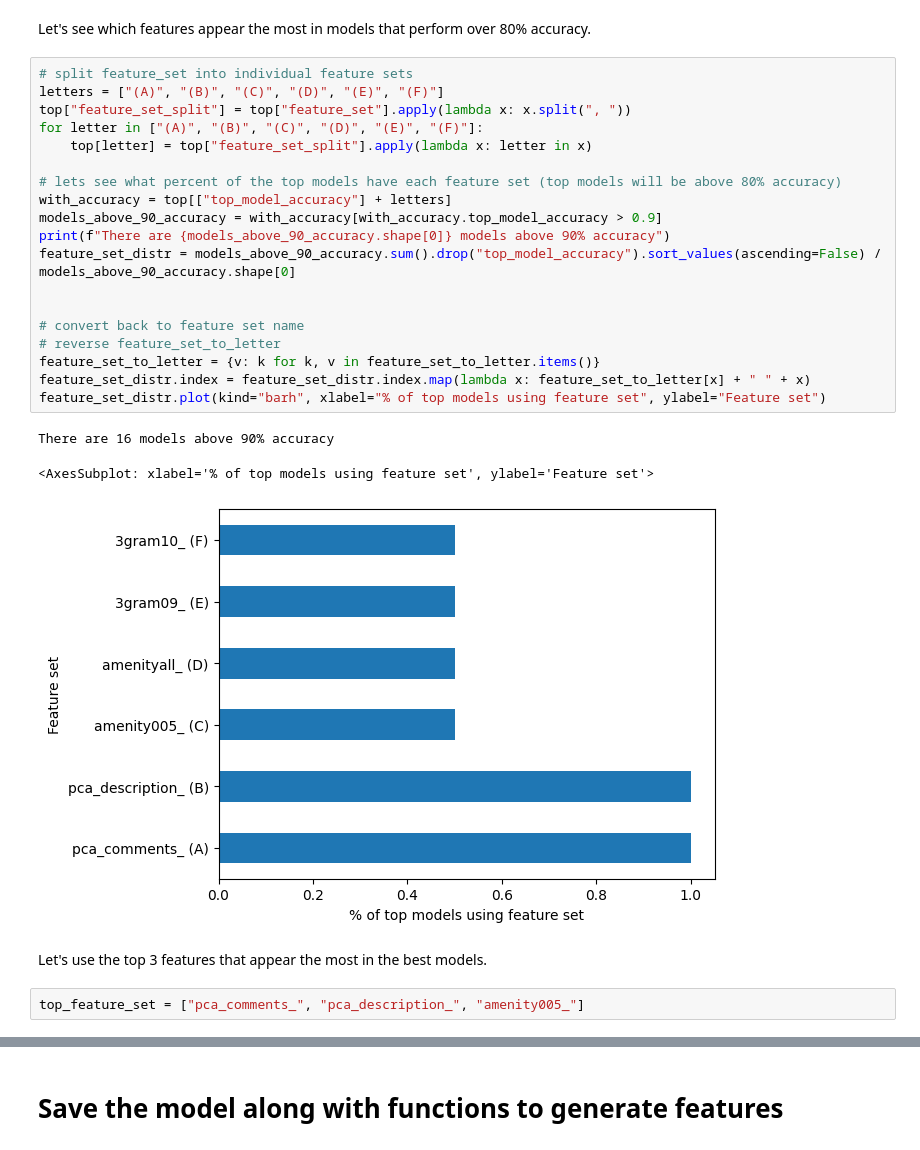
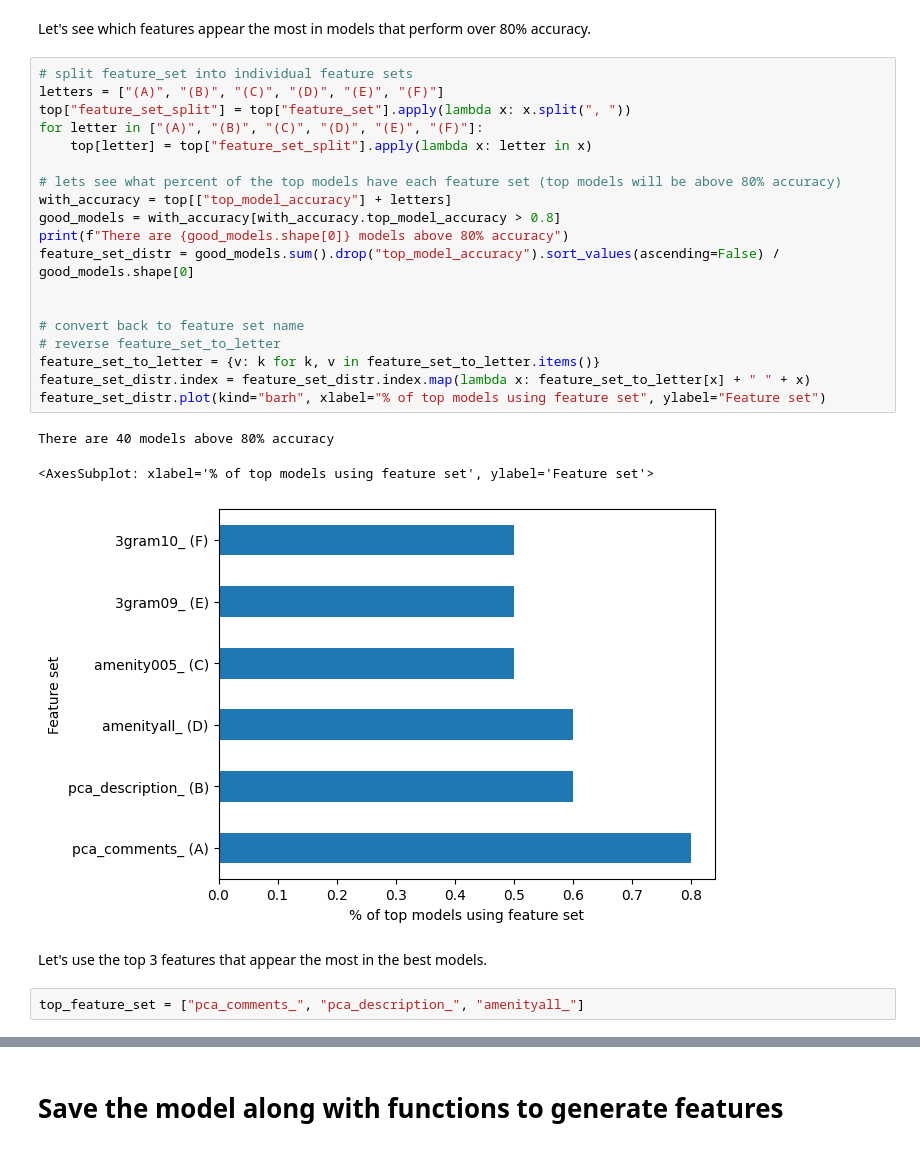
Before and after one commit to g1776/DS440CapstoneIndubitably, a Jupyter notebook: notebooks/modelling/models.ipynb, the cells around one changed output, grey strips where cells are left out. Cells and saved outputs as stored; diff of their text form.

```diff
--- a/notebooks/modelling/models.ipynb
+++ b/notebooks/modelling/models.ipynb
@@ -210,30 +172,30 @@ Let's see which features appear the most in models that perform over 80% accurac
 # %%
 # split feature_set into individual feature sets
 letters = ["(A)", "(B)", "(C)", "(D)", "(E)", "(F)"]
 top["feature_set_split"] = top["feature_set"].apply(lambda x: x.split(", "))
 for letter in ["(A)", "(B)", "(C)", "(D)", "(E)", "(F)"]:
     top[letter] = top["feature_set_split"].apply(lambda x: letter in x)
 
 # lets see what percent of the top models have each feature set (top models will be above 80% accuracy)
 with_accuracy = top[["top_model_accuracy"] + letters]
-models_above_90_accuracy = with_accuracy[with_accuracy.top_model_accuracy > 0.9]
-print(f"There are {models_above_90_accuracy.shape[0]} models above 90% accuracy")
-feature_set_distr = models_above_90_accuracy.sum().drop("top_model_accuracy").sort_values(ascending=False) / models_above_90_accuracy.shape[0]
+good_models = with_accuracy[with_accuracy.top_model_accuracy > 0.8]
+print(f"There are {good_models.shape[0]} models above 80% accuracy")
+feature_set_distr = good_models.sum().drop("top_model_accuracy").sort_values(ascending=False) / good_models.shape[0]
 
 
 # convert back to feature set name
 # reverse feature_set_to_letter
 feature_set_to_letter = {v: k for k, v in feature_set_to_letter.items()}
 feature_set_distr.index = feature_set_distr.index.map(lambda x: feature_set_to_letter[x] + " " + x)
 feature_set_distr.plot(kind="barh", xlabel="% of top models using feature set", ylabel="Feature set")
 # %% [output]
-There are 16 models above 90% accuracy
+There are 40 models above 80% accuracy
 <AxesSubplot: xlabel='% of top models using feature set', ylabel='Feature set'>
-[figure, old version]
+[figure, new version]
 # %% [markdown]
 Let's use the top 3 features that appear the most in the best models.
 # %%
-top_feature_set = ["pca_comments_", "pca_description_", "amenity005_"]
+top_feature_set = ["pca_comments_", "pca_description_", "amenityall_"]
 # %%
 
 columns_in_best_feature_set = [c for c in df.columns if any([c.startswith(f) for f in top_feature_set])]
```
Also changed, not shown: parts of 6 cells of this notebook, 1 other file.
